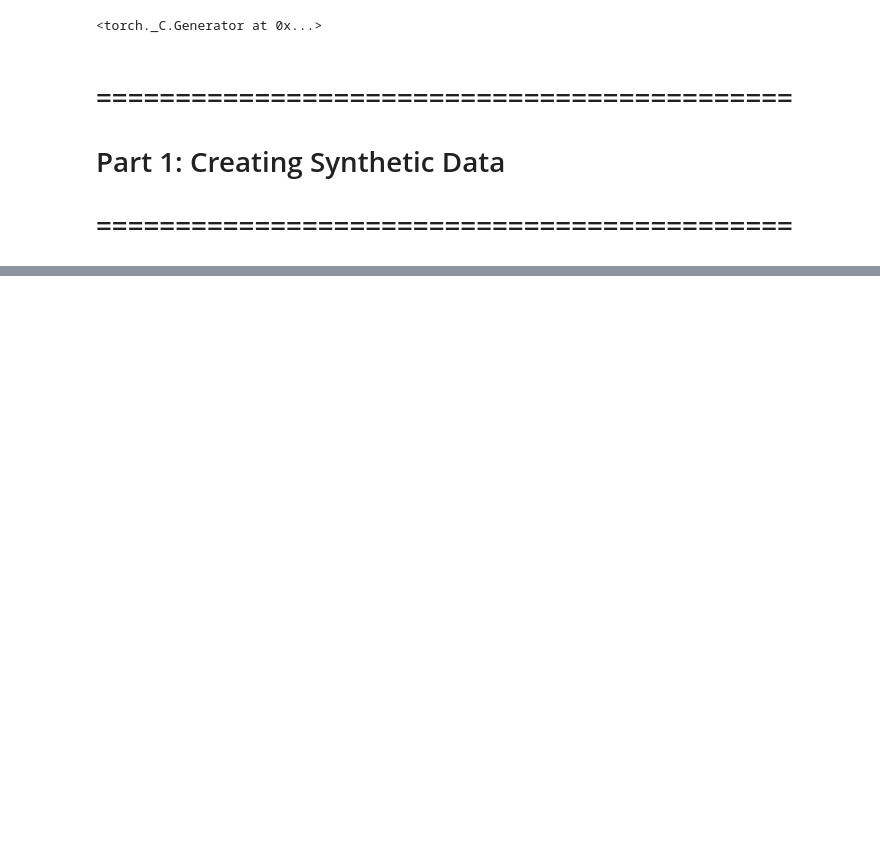
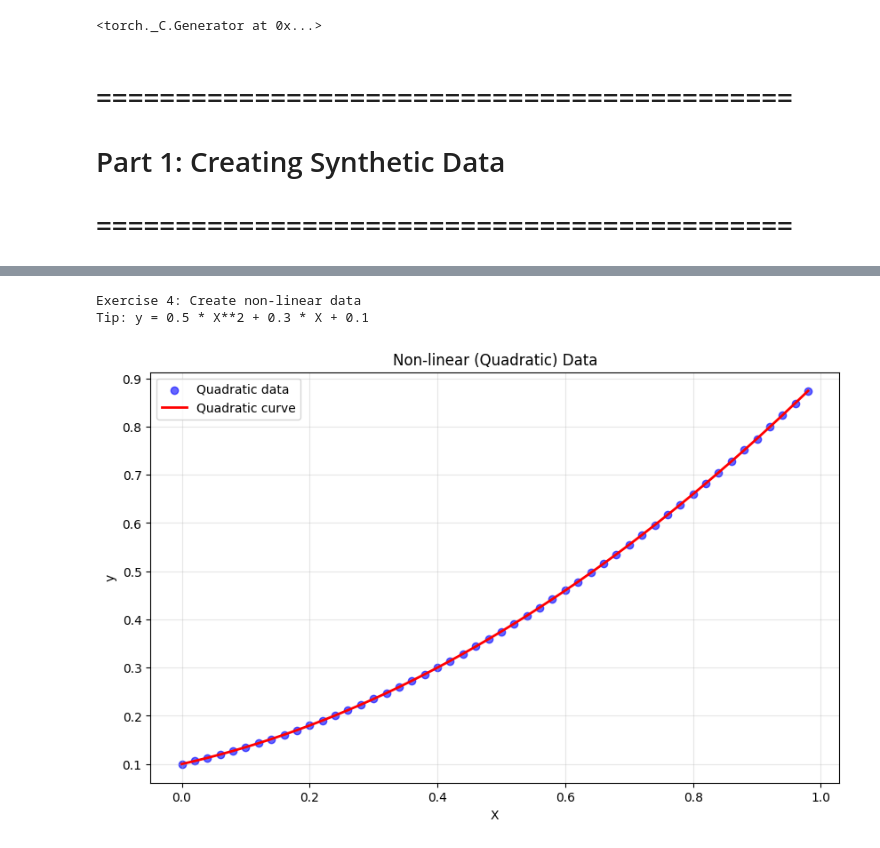
Before and after one commit to TranQuocHuy83/mlops_training---module02---HuyTran-, a Jupyter notebook: 01_data_preparation.ipynb, the cells around one changed output, grey strips where cells are left out. Cells and saved outputs as stored; diff of their text form; code cells hidden in the pictures; blank space fills up the shorter version.

```diff
--- a/01_data_preparation.ipynb
+++ b/01_data_preparation.ipynb
@@ -223,0 +268,21 @@ print("=" * 60)
+# %%
+# Exercise 4: Create non-linear data
+print("\nExercise 4: Create non-linear data")
+# TODO: Create quadratic data: y = ax^2 + bx + c
+# TODO: Visualize the relationship
+print("Tip: y = 0.5 * X**2 + 0.3 * X + 0.1")
+###--------------------
+y_quad = 0.5 * X**2 + 0.3 * X + 0.1
+plt.figure(figsize=(10,6))
+plt.scatter(X, y_quad, c='b', alpha=0.6, label="Quadratic data")
+plt.plot(X, y_quad, 'r-', linewidth=2, label="Quadratic curve")
+plt.xlabel("X")
+plt.ylabel("y")
+plt.legend()
+plt.title("Non-linear (Quadratic) Data")
+plt.grid(True, alpha=0.3)
+plt.show()
+# %% [output]
+Exercise 4: Create non-linear data
+Tip: y = 0.5 * X**2 + 0.3 * X + 0.1
+[figure, added]
```
Also changed, not shown: parts of 14 cells of this notebook.
